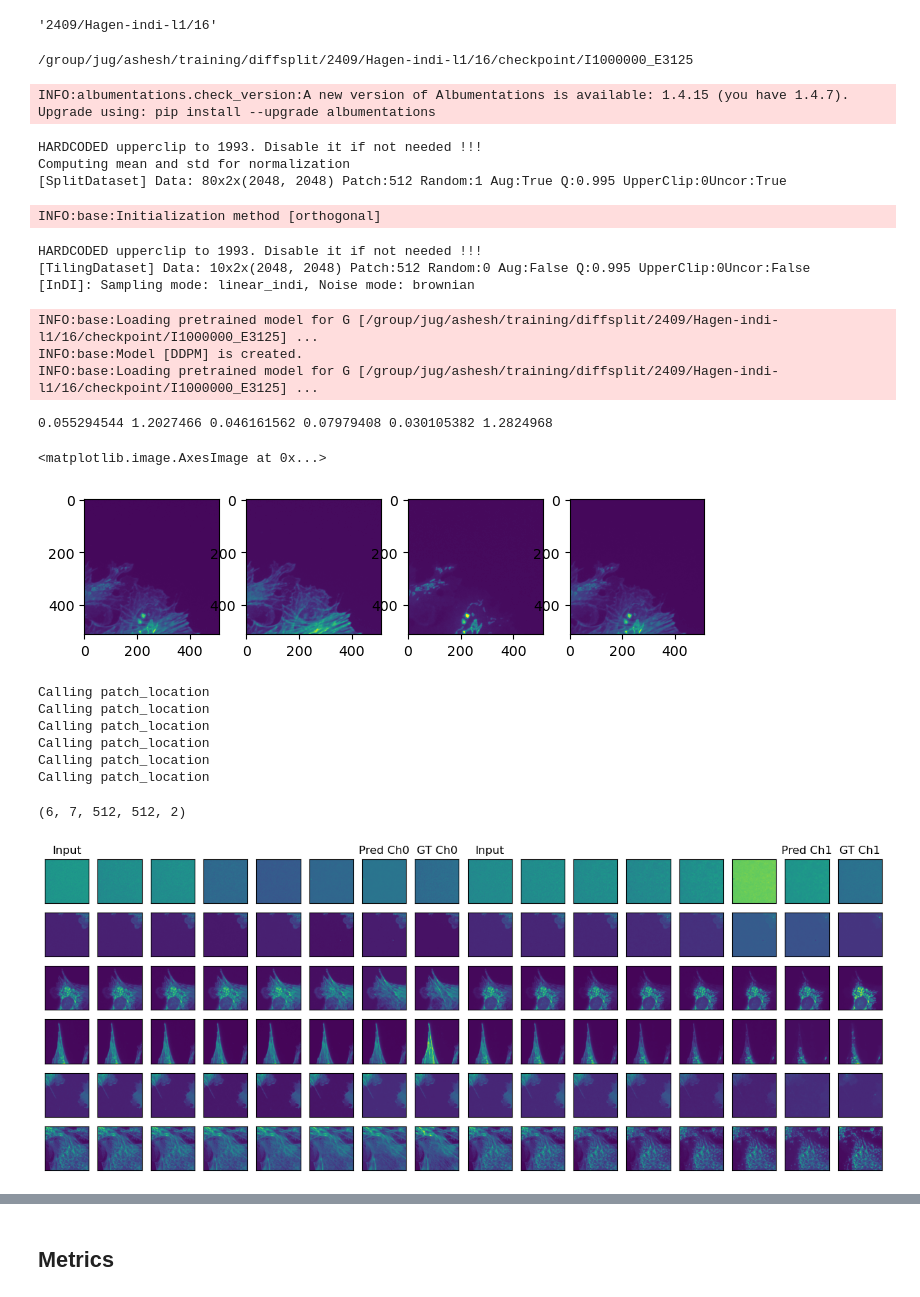
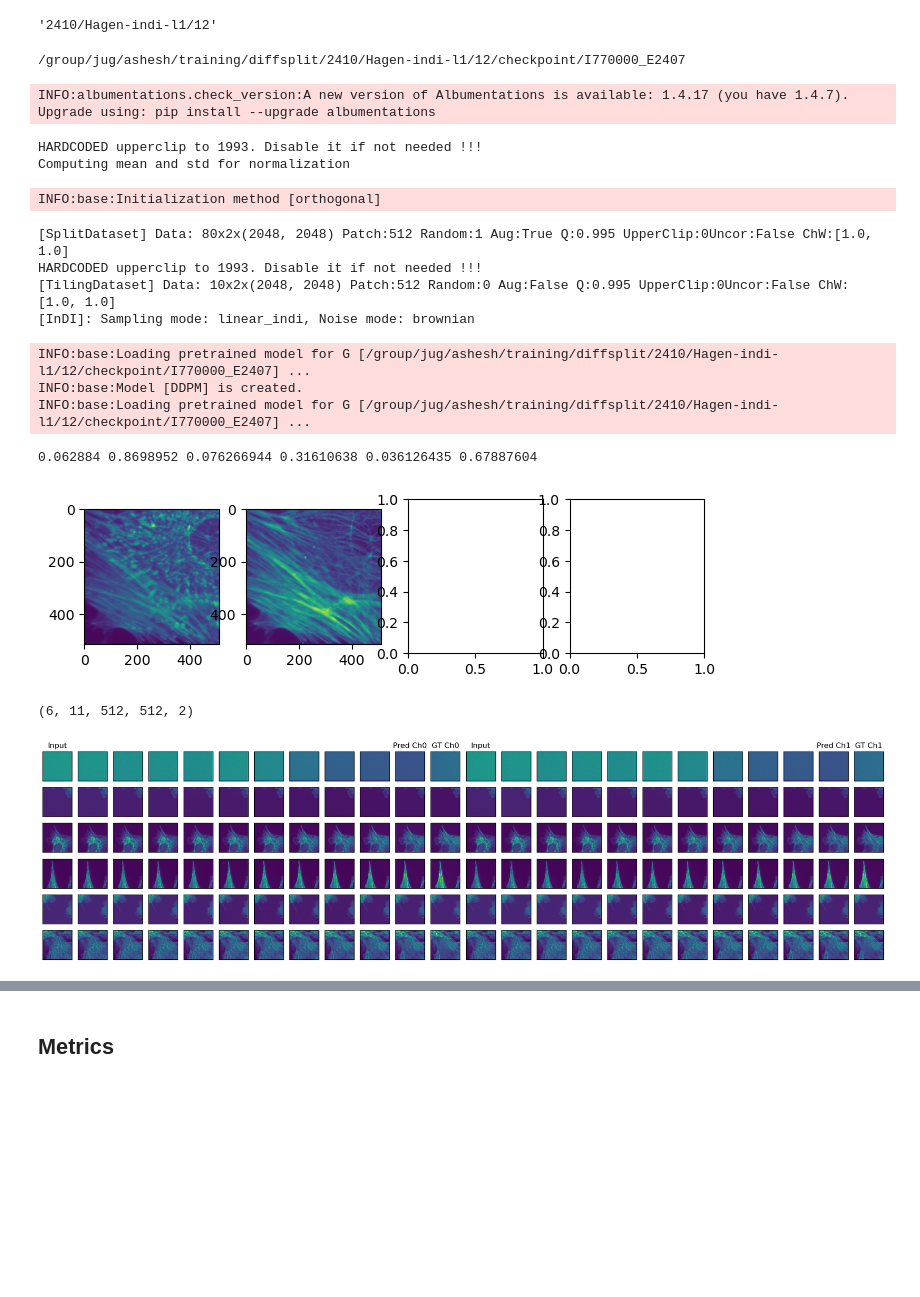
Before and after one commit to rayanirban/DiffSplitting, a Jupyter notebook: notebooks/Evaluate.ipynb, the cells around one changed output, grey strips where cells are left out. Saved outputs shown, nothing was run; the diff lists cells and outputs as text; code cells hidden in the pictures; blank space fills up the shorter version.

```diff
--- a/notebooks/Evaluate.ipynb
+++ b/notebooks/Evaluate.ipynb
@@ -2,16 +2,16 @@
 import sys
 sys.path.append('..')
 # %%
-ckpt = '2409/Hagen-indi-l1/16'
+ckpt = '2410/Hagen-indi-l1/12'
 training_rootdir = '/group/jug/ashesh/training/diffsplit/'
-
+num_timesteps = 50
 
 
 
 ckpt = ckpt.strip('/').strip(' ')
 ckpt
 # %% [output]
-'2409/Hagen-indi-l1/16'
+'2410/Hagen-indi-l1/12'
 # %%
 import yaml
 import os
@@ -44,17 +44,18 @@ def load_config(ckpt):
 
     keys = ["name","phase","gpu_ids","path","datasets","model","train","distributed"]
     return {k: opt[k]['value'] for k in keys}
-# %%
-opt = load_config(ckpt)
-opt['path']['resume_state'] = model_checkpoint_fpath_prefix()
-print(opt['path']['resume_state'])
-# %% [output]
-/group/jug/ashesh/training/diffsplit/2409/Hagen-indi-l1/16/checkpoint/I1000000_E3125
 # %%
+opt = load_config(ckpt)
+opt['path']['resume_state'] = model_checkpoint_fpath_prefix()
+print(opt['path']['resume_state'])
+
+opt['model']['beta_schedule']['val']['n_timestep'] = num_timesteps
 opt['datasets']['val']['datapath'] = {
  'ch0': '/group/jug/ashesh/data/diffsplit_hagen/test/test_actin-60x-noise2-highsnr.tif',
  'ch1': '/group/jug/ashesh/data/diffsplit_hagen/test/test_mito-60x-noise2-highsnr.tif'
  }
+# %% [output]
+/group/jug/ashesh/training/diffsplit/2410/Hagen-indi-l1/12/checkpoint/I770000_E2407
 # %%
 # opt['path']['resume_state'] = '/group/jug/ashesh/training/diffsplit/2409/Hagen-indi-l1/18/checkpoint/I350000_E1094'
 # opt['path']['resume_state'] = '/group/jug/ashesh/training/diffsplit/2409/Hagen-indi-l1/18/checkpoint/I380000_E1188'
@@ -90,39 +91,39 @@ diffusion.set_new_noise_schedule(opt['model']['beta_schedule'][opt['phase']], sc
 # load checkpoint
 diffusion.load_network()
 # %% [output]
-INFO:albumentations.check_version:A new version of Albumentations is available: 1.4.15 (you have 1.4.7). Upgrade using: pip install --upgrade albumentations
+INFO:albumentations.check_version:A new version of Albumentations is available: 1.4.17 (you have 1.4.7). Upgrade using: pip install --upgrade albumentations
 HARDCODED upperclip to 1993. Disable it if not needed !!!
 Computing mean and std for normalization
-[SplitDataset] Data: 80x2x(2048, 2048) Patch:512 Random:1 Aug:True Q:0.995 UpperClip:0Uncor:True
 INFO:base:Initialization method [orthogonal]
+[SplitDataset] Data: 80x2x(2048, 2048) Patch:512 Random:1 Aug:True Q:0.995 UpperClip:0Uncor:False ChW:[1.0, 1.0]
 HARDCODED upperclip to 1993. Disable it if not needed !!!
-[TilingDataset] Data: 10x2x(2048, 2048) Patch:512 Random:0 Aug:False Q:0.995 UpperClip:0Uncor:False
+[TilingDataset] Data: 10x2x(2048, 2048) Patch:512 Random:0 Aug:False Q:0.995 UpperClip:0Uncor:False ChW:[1.0, 1.0]
 [InDI]: Sampling mode: linear_indi, Noise mode: brownian
-INFO:base:Loading pretrained model for G [/group/jug/ashesh/training/diffsplit/2409/Hagen-indi-l1/16/checkpoint/I1000000_E3125] ...
+INFO:base:Loading pretrained model for G [/group/jug/ashesh/training/diffsplit/2410/Hagen-indi-l1/12/checkpoint/I770000_E2407] ...
 INFO:base:Model [DDPM] is created.
-INFO:base:Loading pretrained model for G [/group/jug/ashesh/training/diffsplit/2409/Hagen-indi-l1/16/checkpoint/I1000000_E3125] ...
+INFO:base:Loading pretrained model for G [/group/jug/ashesh/training/diffsplit/2410/Hagen-indi-l1/12/checkpoint/I770000_E2407] ...
 # %%
 import matplotlib.pyplot as plt
 
 data= train_set[0]
 inp = data['input']
 target = data['target']
 inp = inp.transpose(1,2,0)
 target = target.transpose(1,2,0)
 inp = (1 + inp) / 2
 target = (1 + target) / 2
 is_rgb = inp.shape[-1]%3 == 0
 nC = 3 if is_rgb else 1
 print(inp.min(), inp.max(), target[:nC].min(), target[:nC].max(), target[nC:].min(), target[nC:].max())
 _,ax = plt.subplots(figsize=(8,2),ncols=4)
 ax[0].imshow(inp)
 ax[1].imshow(target[...,:nC])
-ax[2].imshow(target[...,nC:])
-ax[3].imshow((target[...,:nC] + target[...,nC:])/2)
+if target.shape[-1] > nC:
+    ax[2].imshow(target[...,nC:])
+    ax[3].imshow((target[...,:nC] + target[...,nC:])/2)
 # %% [output]
-0.055294544 1.2027466 0.046161562 0.07979408 0.030105382 1.2824968
+0.062884 0.8698952 0.076266944 0.31610638 0.036126435 0.67887604
-<matplotlib.image.AxesImage at 0x...>
-[figure, old version]
+[figure, new version]
 # %%
 import numpy as np
 import random
@@ -161,13 +162,6 @@ diffusion_data = {'input': data['input'].cuda(), 'target': data['target'].cuda()
 # inp = inp/np.max(inp)
 # _,ax = plt.subplots(figsize=(2,2))
 # plt.imshow(inp.transpose(1,2,0))
-# %% [output]
-Calling patch_location
-Calling patch_location
-Calling patch_location
-Calling patch_location
-Calling patch_location
-Calling patch_location
 # %%
 def get_prediction(data_dict):
     input_unnorm, target_unnorm, pred_unnorm = get_prediction_raw(data_dict)
@@ -223,7 +217,7 @@ predictions = np.concatenate(pred_arr, axis=0)
 # %%
 predictions.shape
 # %% [output]
-(6, 7, 512, 512, 2)
+(6, 11, 512, 512, 2)
 # %%
 from disentangle.analysis.plot_utils import clean_ax
 ncols = predictions.shape[1] + 1
@@ -251,7 +245,7 @@ ax[1,-2].set_title('Pred Ch1')
 
 clean_ax(ax)
 # %% [output]
-[figure, old version]
+[figure, new version]
 # %%
 import matplotlib.pyplot as plt
 from disentangle.analysis.plot_utils import clean_ax
```
Also changed, not shown: parts of 18 cells of this notebook, 10 other files.
